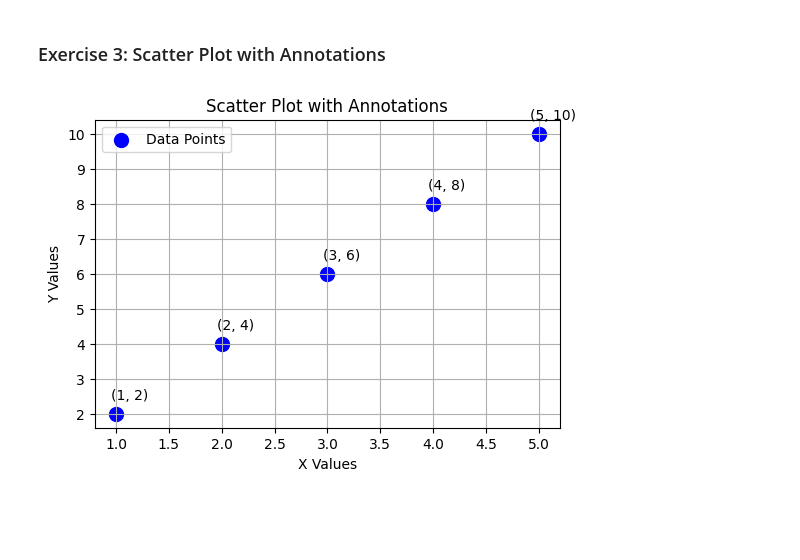
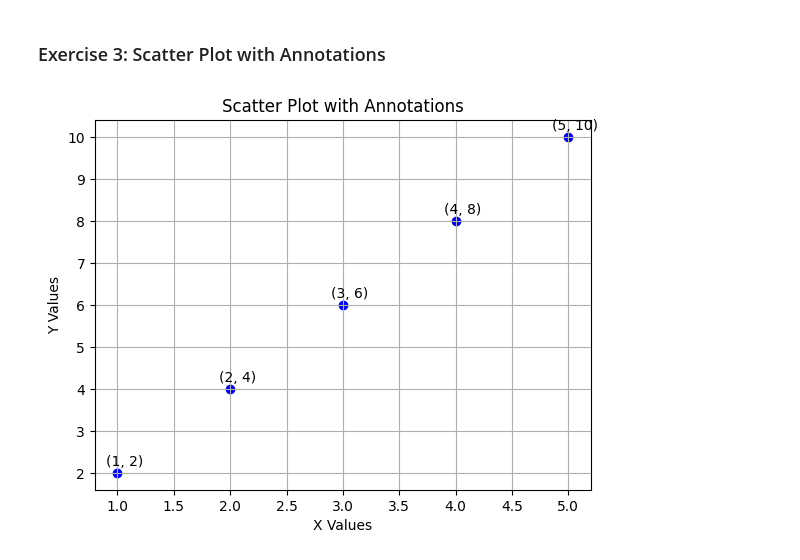
Before and after one commit to nagasarika/python-jupyter-template, a Jupyter notebook: src/3-scatter-plot.ipynb, the cells around one changed output. Cells and saved outputs as stored; diff of their text form; code cells hidden in the pictures; blank space fills up the shorter version.

Commit message:
Updated visualization notebooks: Line plot, Bar plot, Scatter plot, Pie chart, Subplot, and Histogram

```diff
--- a/src/3-scatter-plot.ipynb
+++ b/src/3-scatter-plot.ipynb
@@ -3,30 +3,46 @@
 # %%
 # TODO: Create a scatter plot with x = [1, 2, 3, 4, 5] and y = [2, 4, 6, 8, 10].
 # Annotate each point with its (x, y) value, and set the title as 'Scatter Plot with Annotations'.
+
 import matplotlib.pyplot as plt
+import numpy as np
 
 # Data
 x = [1, 2, 3, 4, 5]
 y = [2, 4, 6, 8, 10]
 
-# Set figure size
-plt.figure(figsize=(6, 4))
+# Input validation
+def validate_data(x, y):
+    if not x or not y:
+        raise ValueError("Input lists cannot be empty")
+    if len(x) != len(y):
+        raise ValueError("X and Y lists must have the same length")
+    if not all(isinstance(i, (int, float)) for i in x + y):
+        raise ValueError("All values must be numeric")
 
-# Create the scatter plot with larger markers and a label
-plt.scatter(x, y, color='blue', marker='o', s=100, label="Data Points")
+try:
+    # Validate input data
+    validate_data(x, y)
 
-# Annotate each point with its (x, y) value
-for i in range(len(x)):
-    plt.annotate(f'({x[i]}, {y[i]})', (x[i], y[i]), textcoords="offset points", xytext=(10, 10), ha='center')
+    # Create the scatter plot
+    plt.scatter(x, y, color='blue', marker='o')
 
-# Customize the plot
-plt.title('Scatter Plot with Annotations')
-plt.xlabel('X Values')
-plt.ylabel('Y Values')
-plt.grid(True)
-plt.legend()  # Add legend
+    # Annotate each point with its (x, y) value
+    for i in range(len(x)):
+        plt.annotate(f'({x[i]}, {y[i]})', (x[i], y[i]),
+                    textcoords="offset points", xytext=(5,5), ha='center')
 
-# Show the plot
-plt.show()
+    # Customize the plot
+    plt.title('Scatter Plot with Annotations')
+    plt.xlabel('X Values')
+    plt.ylabel('Y Values')
+    plt.grid(True)
+
+    plt.show()
+
+except ValueError as e:
+    print(f"Error: {e}")
+except Exception as e:
+    print(f"An unexpected error occurred: {e}")
 # %% [output]
-[figure, old version]
+[figure, new version]
```
Also changed, not shown: 5 other files.
